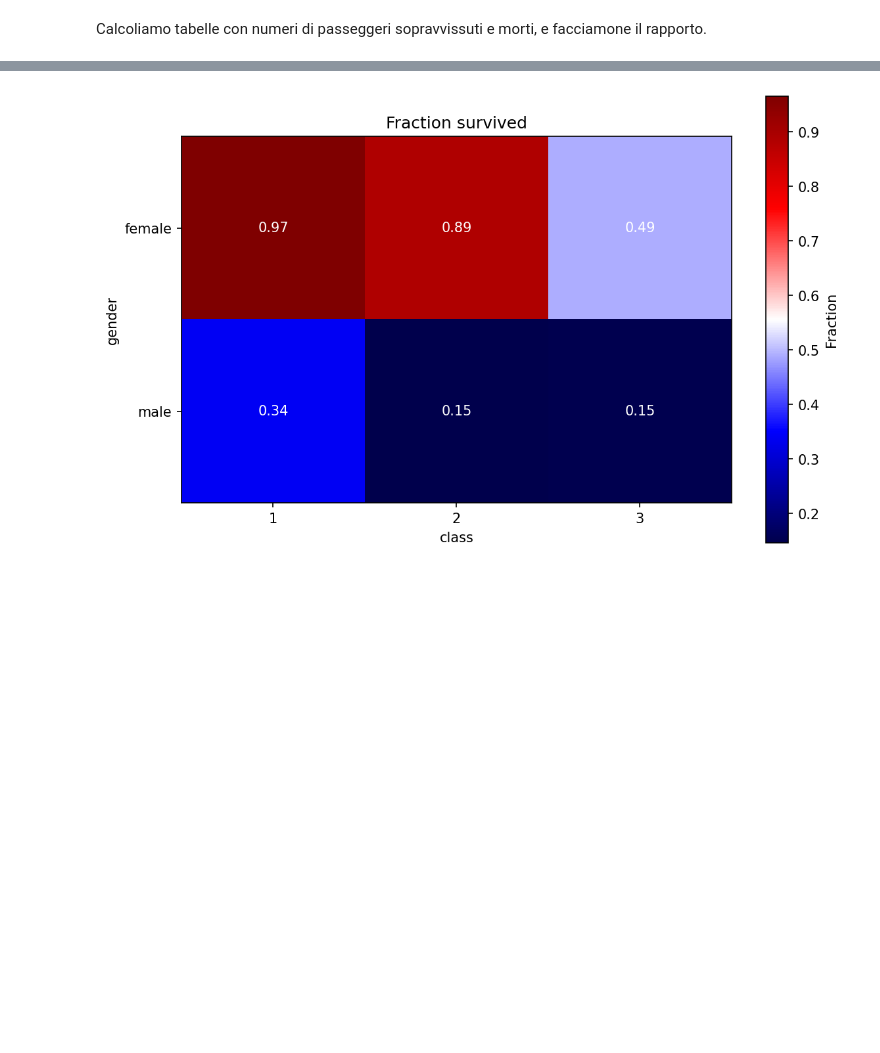
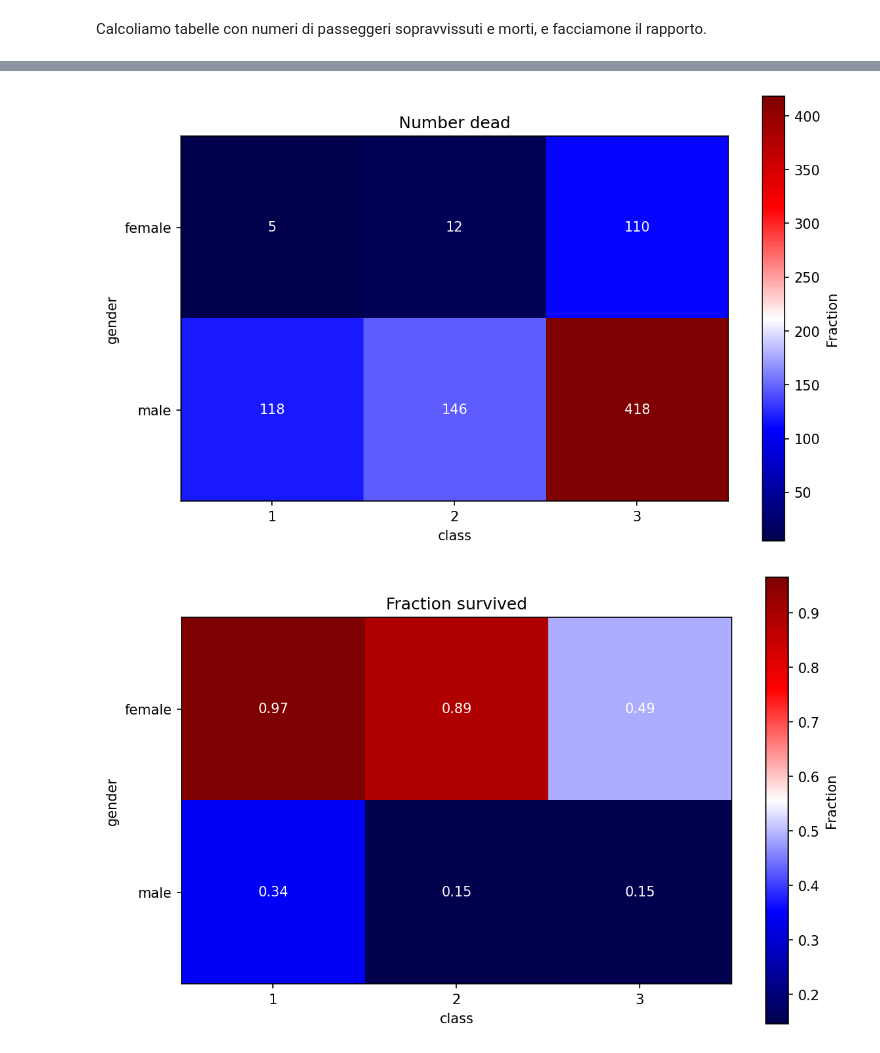
Before and after one commit to lucalista/analisi-dati-2023, a Jupyter notebook: 03.03.00__Titanic.ipynb, the cells around one changed output, grey strips where cells are left out. Cells and saved outputs as stored; diff of their text form; code cells hidden in the pictures; blank space fills up the shorter version.

```diff
--- a/03.03.00__Titanic.ipynb
+++ b/03.03.00__Titanic.ipynb
@@ -548 +581,5 @@ map_prob=map_survived/(map)
+# %%
+plot_map(xtable_dead, 'Number dead', 'Fraction', '{:.0f}')
+# %% [output]
+[figure, added]
 # %%
```
Also changed, not shown: parts of 35 cells of this notebook.
